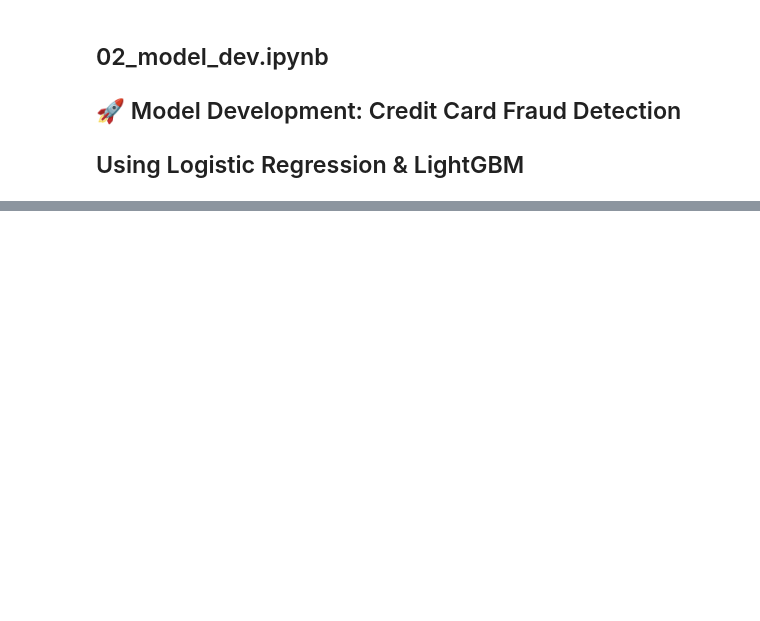
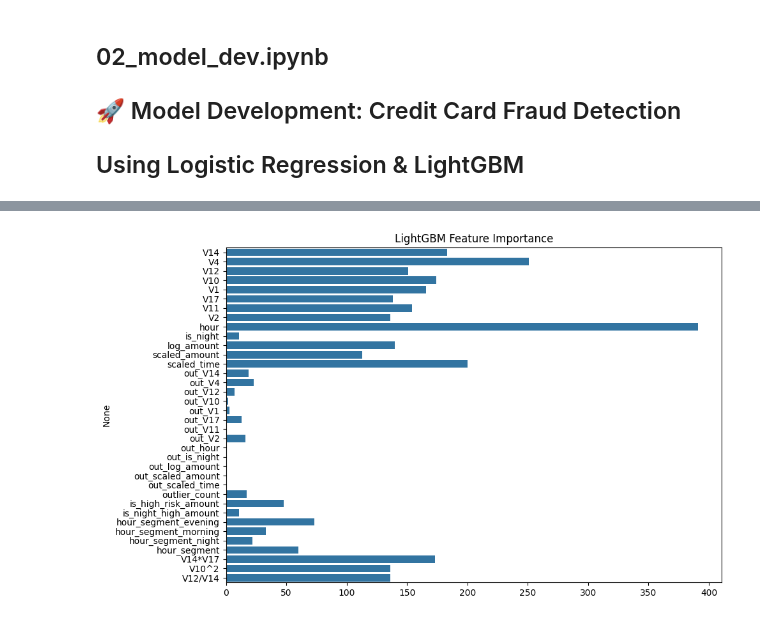
Before and after one commit to stevokwon/aws-fraud-detection, a Jupyter notebook: notebooks/02_model_dev.ipynb, the cells around one changed output, grey strips where cells are left out. Saved outputs shown, nothing was run; the diff lists cells and outputs as text; code cells hidden in the pictures; blank space fills up the shorter version.

```diff
--- a/notebooks/02_model_dev.ipynb
+++ b/notebooks/02_model_dev.ipynb
@@ -32,0 +120,12 @@ NameError: name 'SMOTE' is not defined
+# %%
+# ⚖️ Logistic Regression (with balanced class weight)
+log_reg = LogisticRegression(max_iter=1000, class_weight='balanced', solver='liblinear')
+log_reg.fit(X_train_resampled, y_train_resampled)
+y_pred_lr = log_reg.predict(X_test)
+y_pred_proba_lr = log_reg.predict_proba(X_test)[:, 1]
+
+# 🌲 LightGBM Model
+lgb_model = LGBMClassifier(class_weight='balanced', n_estimators=100, random_state=42)
+lgb_model.fit(X_train_resampled, y_train_resampled)
+y_pred_lgb = lgb_model.predict(X_test)
+y_pred_proba_lgb = lgb_model.predict_proba(X_test)[:, 1]
@@ -32,0 +188,13 @@ NameError: name 'SMOTE' is not defined
+# %%
+# 📈 Feature Importance for LightGBM
+plt.figure(figsize=(10, 6))
+sns.barplot(
+    x=lgb_model.feature_importances_,
+    y=X.columns,
+    orient='h'
+)
+plt.title("LightGBM Feature Importance")
+plt.tight_layout()
+plt.show()
+# %% [output]
+[figure, added]
```
Also changed, not shown: parts of 13 cells of this notebook.
